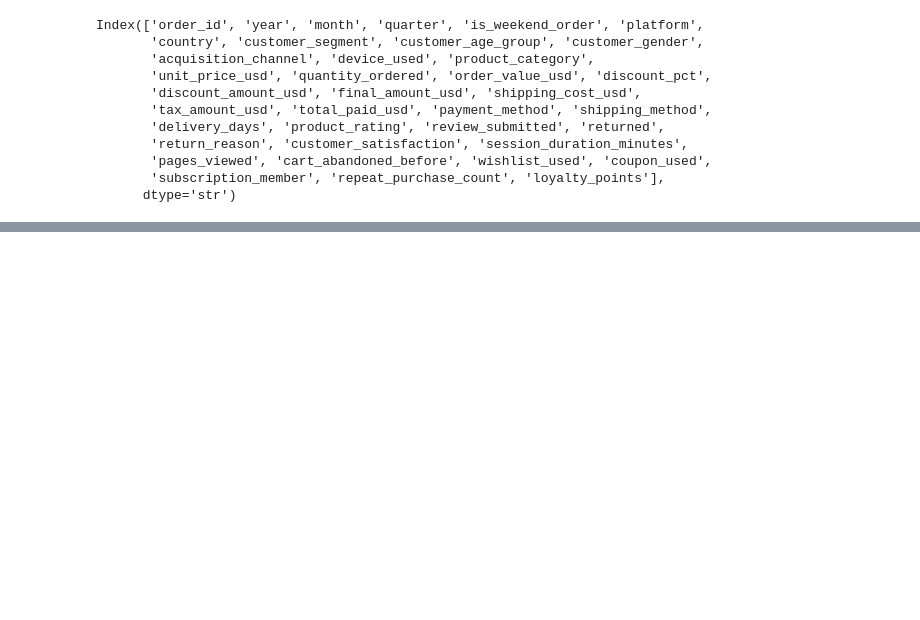
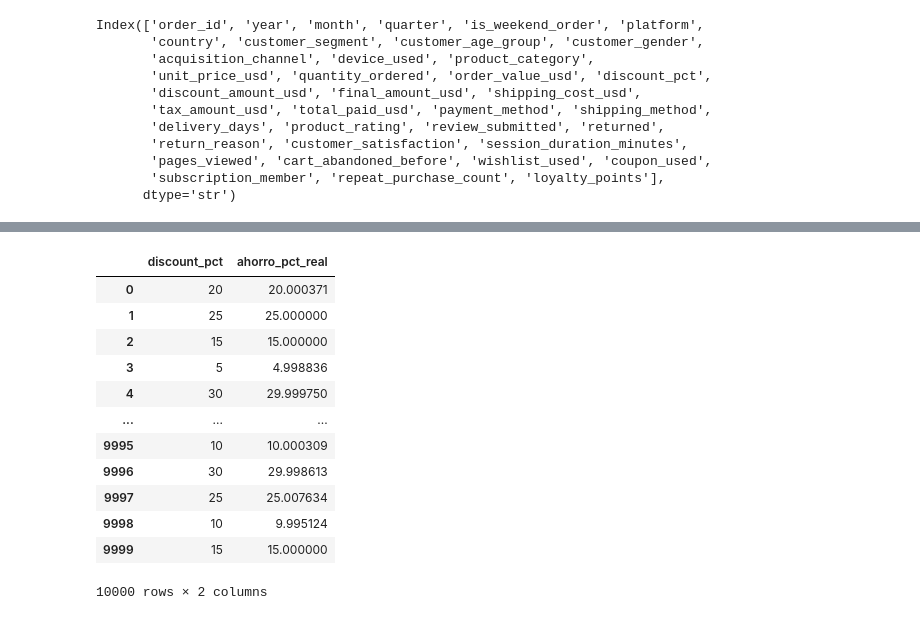
Before and after one commit to Sebast68h/Taller-4-Aplicaciones, a Jupyter notebook: taller4.ipynb, the cells around one changed output, grey strips where cells are left out. Saved outputs shown, nothing was run; the diff lists cells and outputs as text; code cells hidden in the pictures; blank space fills up the shorter version.

```diff
--- a/taller4.ipynb
+++ b/taller4.ipynb
@@ -173,0 +133,17 @@ df_ejecutivo
+# %%
+ds = df.assign(ahorro_pct_real = df["discount_amount_usd"]* 100 / df["order_value_usd"])
+ds[["discount_pct","ahorro_pct_real"]]
+# %% [output]
+|  | discount_pct | ahorro_pct_real |
+| 0 | 20 | 20.000371 |
+| 1 | 25 | 25.000000 |
+| 2 | 15 | 15.000000 |
+| 3 | 5 | 4.998836 |
+| 4 | 30 | 29.999750 |
+| ... | ... | ... |
+| 9995 | 10 | 10.000309 |
+| 9996 | 30 | 29.998613 |
+| 9997 | 25 | 25.007634 |
+| 9998 | 10 | 9.995124 |
+| 9999 | 15 | 15.000000 |
+10000 rows × 2 columns
```
Also changed, not shown: parts of 24 cells of this notebook.
